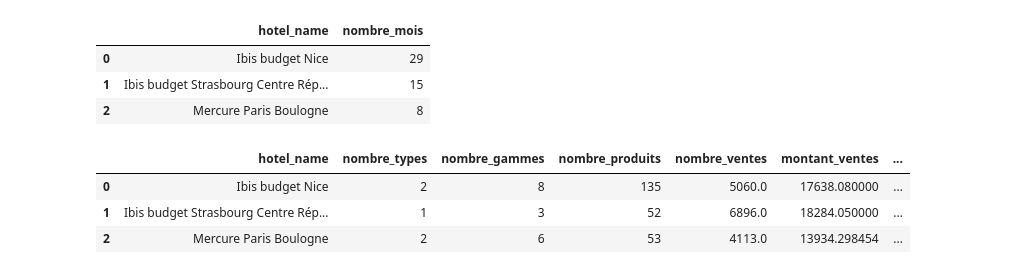
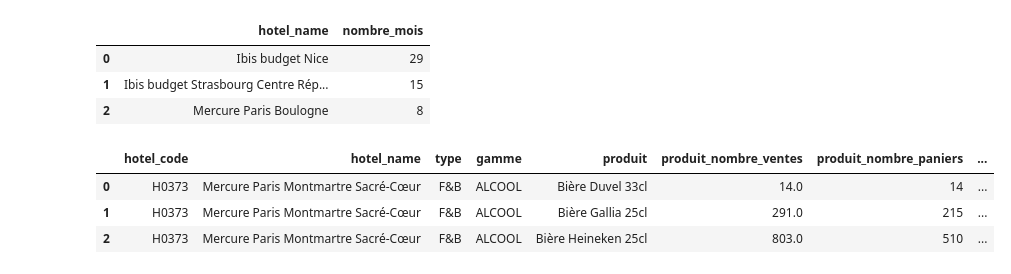
Before and after one commit to klaghmari-github/hotels, a Jupyter notebook: accor/main.ipynb, the cells around one changed output. Saved outputs shown, nothing was run; the diff lists cells and outputs as text; code cells hidden in the pictures.

```diff
--- a/accor/main.ipynb
+++ b/accor/main.ipynb
@@ -477,10 +530,9 @@ self.view_df("v_nombre_mois").head(3)
 | 1 | Ibis budget Strasbourg Centre Rép... | 15 |
 | 2 | Mercure Paris Boulogne | 8 |
 # %%
-self.drop_if_exists_view("v_paniers_ventes_mois")
-self.view_df("v_paniers_ventes_mois").head(3)
+self.v_sales_model_base.head(3)
 # %% [output]
-|  | hotel_name | nombre_types | nombre_gammes | nombre_produits | nombre_ventes | montant_ventes | ... |
-| 0 | Ibis budget Nice | 2 | 8 | 135 | 5060.0 | 17638.080000 | ... |
-| 1 | Ibis budget Strasbourg Centre Rép... | 1 | 3 | 52 | 6896.0 | 18284.050000 | ... |
-| 2 | Mercure Paris Boulogne | 2 | 6 | 53 | 4113.0 | 13934.298454 | ... |
+|  | hotel_code | hotel_name | type | gamme | produit | produit_nombre_ventes | produit_nombre_paniers | ... |
+| 0 | H0373 | Mercure Paris Montmartre Sacré-Cœur | F&B | ALCOOL | Bière Duvel 33cl | 14.0 | 14 | ... |
+| 1 | H0373 | Mercure Paris Montmartre Sacré-Cœur | F&B | ALCOOL | Bière Gallia 25cl | 291.0 | 215 | ... |
+| 2 | H0373 | Mercure Paris Montmartre Sacré-Cœur | F&B | ALCOOL | Bière Heineken 25cl | 803.0 | 510 | ... |
```
Also changed, not shown: parts of 14 cells of this notebook.
